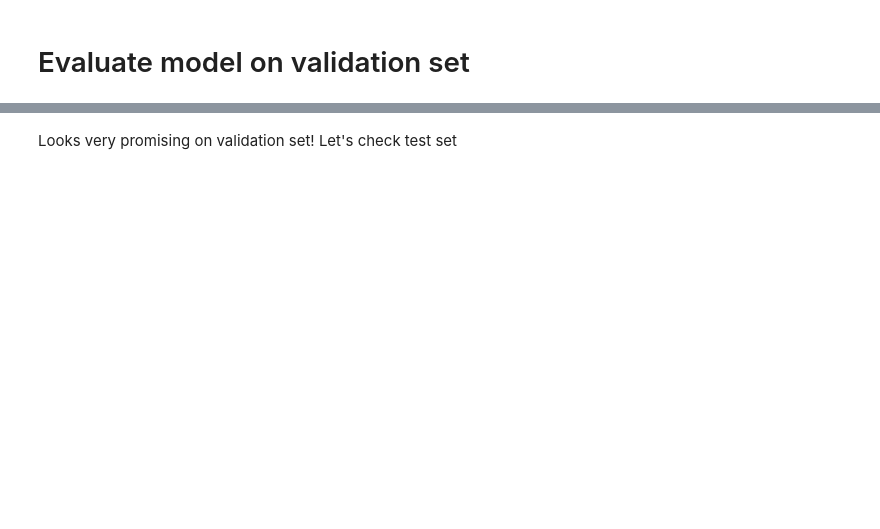
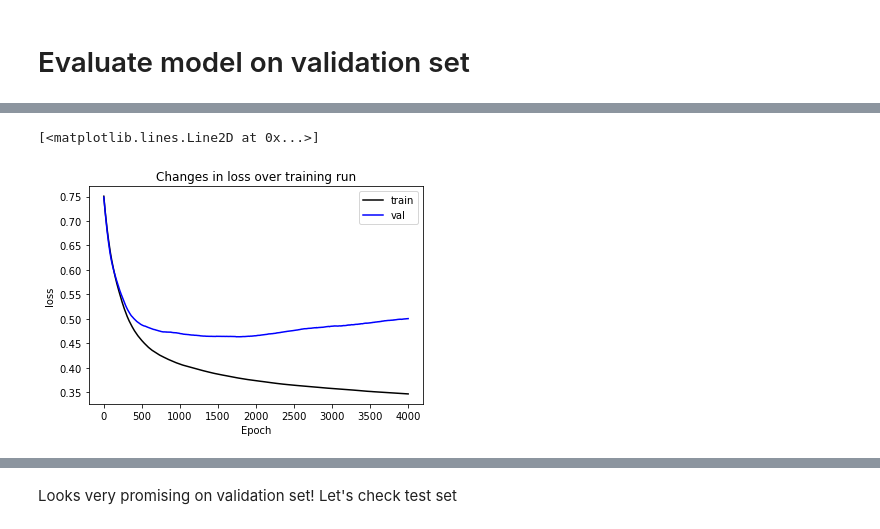
Before and after one commit to LingeJohnsen/Playlist-curator, a Jupyter notebook: Jazzy_training_notebook.ipynb, the cells around one changed output, grey strips where cells are left out. Cells and saved outputs as stored; diff of their text form; code cells hidden in the pictures; blank space fills up the shorter version.

Commit message:
Finished building model v1

```diff
--- a/Jazzy_training_notebook.ipynb
+++ b/Jazzy_training_notebook.ipynb
@@ -18,3 +23,18 @@ def get_confusion_matrix(true_pos, false_pos, true_neg, false_neg):
                            ])
 
     return pd.DataFrame(conf_matrix, columns=['1', '0'], index=['1', '0'])
+# %%
+def learning_plot(model, metric):
+
+    fig = plt.figure()
+
+    fig = plt.plot(model.history[metric], color='black')
+    fig = plt.plot(model.history['val_'+metric], color='blue')
+
+    plt.title('Changes in {} over training run'.format(metric))
+    plt.xlabel('Epoch')
+    plt.ylabel(metric)
+
+    plt.legend(['train', 'val'], loc='upper right')
+
+    return fig
@@ -56,6 +100,9 @@ features = [
            ]
 
 df = df[features+['label']]
+
+# Shuffle data to ungroup class rows
+df = df.sample(frac=1, random_state=12).reset_index(drop=True)
 # %%
 df[df['label']==1].shape
 # %% [output]
@@ -66,20 +113,13 @@ Split dataset into training, validation, and test. 60/20/20 gives ~570 positive
 X = df[features].copy()
 Y = df['label'].copy()
 
-X_trainval, X_test, y_trainval, y_test = train_test_split(
+X_train, X_test, y_train, y_test = train_test_split(
                                                           X,
                                                           Y,
                                                           stratify = Y,
                                                           test_size = 0.2,
                                                           random_state = 42
                                                          )
-X_train, X_val, y_train, y_val = train_test_split(
-                                                  X_trainval,
-                                                  y_trainval,
-                                                  stratify = y_trainval,
-                                                  test_size = 0.25,
-                                                  random_state = 42
-                                                 )
 # %% [markdown]
 # Start building model
 # %%
@@ -92,7 +131,10 @@ X_val = scale_model.transform(X_val)
 X_test = scale_model.transform(X_test)
 # %%
+# 3 layer model of form 8-4-4-1 (relu, relu, relu, sigmoid) and learning rate = 0.00005
+#seems promising, but let's try and see if we can get even better
 model = Sequential()
-model.add(Dense(4, input_dim=len(features), activation='relu'))
+model.add(Dense(8, input_dim=len(features), activation='relu'))
+model.add(Dense(4, activation='relu'))
 model.add(Dense(4, activation='relu'))
 model.add(Dense(1, activation='sigmoid'))
 
@@ -104,7 +146,14 @@ compile_metrics = [
                    metrics.FalseNegatives(),
                    metrics.AUC(curve='PR')
                   ]
-model.compile(loss='binary_crossentropy', optimizer='adam', metrics=compile_metrics)
+model.compile(loss='binary_crossentropy', optimizer=Adam(learning_rate=0.00005), metrics=compile_metrics)
 
-model.fit(X_train, y_train, epochs=250, batch_size=10)
+jazz_model = model.fit(
+                       X_train,
+                       y_train,
+                       epochs = 4000,
+                       batch_size = 128,
+                       validation_split = 0.2,
+                       shuffle = True
+                      )
 # %% [output]
@@ -134,0 +179,5 @@ loss_train, precision_train, true_positives_train, true_negatives_train, false_p
+# %%
+learning_plot(jazz_model, 'loss')
+# %% [output]
+[<matplotlib.lines.Line2D at 0x...>]
+[figure, added]
```
Also changed, not shown: parts of 22 cells of this notebook, 1 other file.
